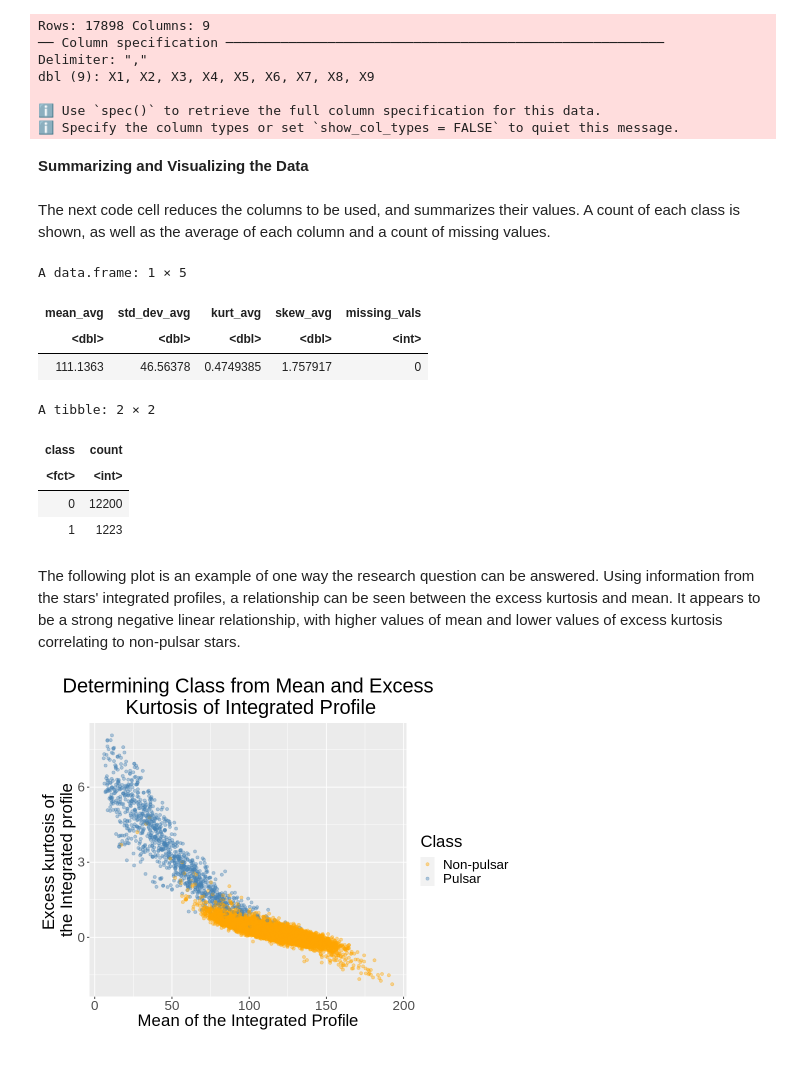
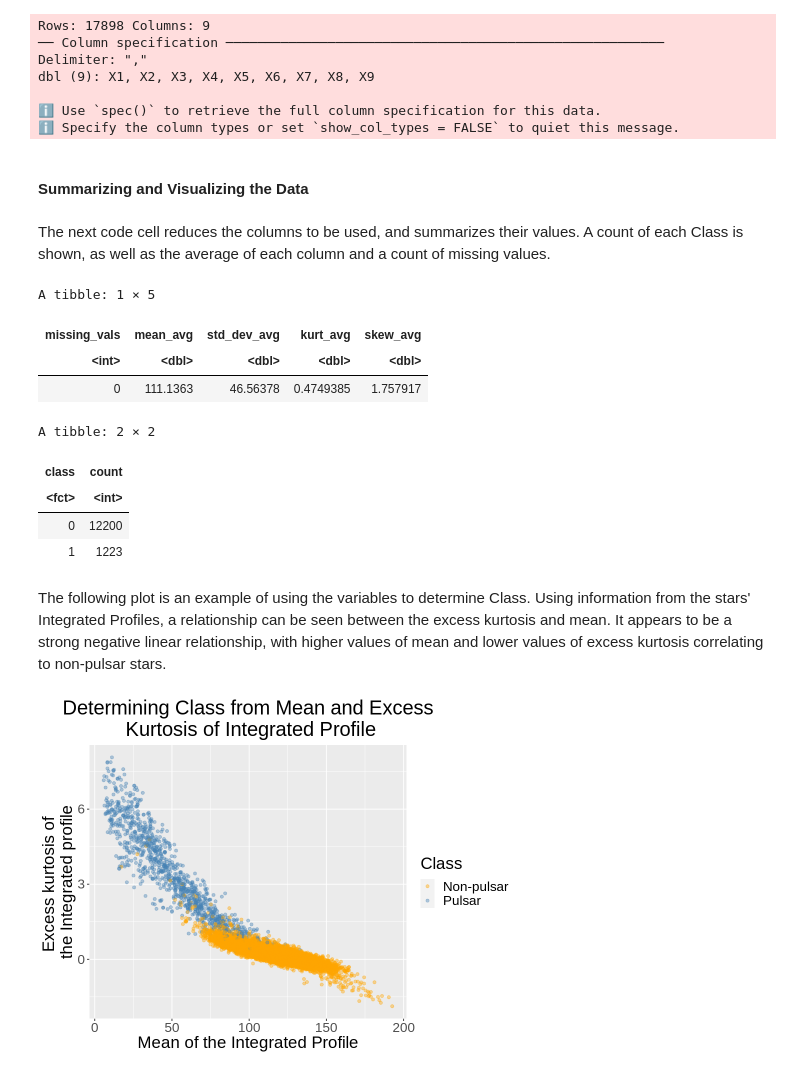
Before and after one commit to madisongill/dsci-100-2023s-group-39-section-002, a Jupyter notebook: project_proposal.ipynb, the cells around one changed output. Cells and saved outputs as stored; diff of their text form; code cells hidden in the pictures.

```diff
--- a/project_proposal.ipynb
+++ b/project_proposal.ipynb
@@ -89,44 +74,43 @@ pulsar_split<-initial_split(pulsar,prop=0.75,strata=class)
 pulsar_train<-training(pulsar_split)
 pulsar_test<-testing(pulsar_split)
 # %% [markdown]
-<b>Summarizing and Visualizing the Data
+#### Summarizing and Visualizing the Data
 # %% [markdown]
-The next code cell reduces the columns to be used, and summarizes their values. A count of each class is shown, as well as the average of each column and a count of missing values.
+The next code cell reduces the columns to be used, and summarizes their values. A count of each Class is shown, as well as the average of each column and a count of missing values.
 # %%
 reduced_train <- pulsar_train |>
     select(-(mean_dmsnr:skew_dmsnr)) #selecting for only integrated profile values
 
 class_count <- reduced_train |> #summarize counts of class labels
     group_by(class) |>
     summarize(count = n())
 
 summary_train <- reduced_train |> #the average of all the predictor variables
     select(-class) |>
     map_df(mean) |>
     rename(mean_avg = mean,
            std_dev_avg = std_dev,
            kurt_avg = kurt,
            skew_avg = skew)
 
-check_na <- as_tibble(sum(is.na(reduced_train))) |> #checking for na values
-    rename(missing_vals = value)
-
-total_summary <- cbind(summary_train, check_na) #combine summary_train and check_na into one df
+total_summary <- as_tibble(sum(is.na(reduced_train))) |> #checking for na values
+    rename(missing_vals = value) |>
+    bind_cols(summary_train)  #combine summary_train and missing values check into one
 
 total_summary
 class_count
 # %% [output]
-A data.frame: 1 × 5
+A tibble: 1 × 5
-| mean_avg | std_dev_avg | kurt_avg | skew_avg | missing_vals |
-| <dbl> | <dbl> | <dbl> | <dbl> | <int> |
-| 111.1363 | 46.56378 | 0.4749385 | 1.757917 | 0 |
+| missing_vals | mean_avg | std_dev_avg | kurt_avg | skew_avg |
+| <int> | <dbl> | <dbl> | <dbl> | <dbl> |
+| 0 | 111.1363 | 46.56378 | 0.4749385 | 1.757917 |
 A tibble: 2 × 2
 | class | count |
 | <fct> | <int> |
 | 0 | 12200 |
 | 1 | 1223 |
 # %% [markdown]
-The following plot is an example of one way the research question can be answered. Using information from the stars' integrated profiles, a relationship can be seen between the excess kurtosis and mean. It appears to be a strong negative linear relationship, with higher values of mean and lower values of excess kurtosis correlating to non-pulsar stars.
+The following plot is an example of using the variables to determine Class. Using information from the stars' Integrated Profiles, a relationship can be seen between the excess kurtosis and mean. It appears to be a strong negative linear relationship, with higher values of mean and lower values of excess kurtosis correlating to non-pulsar stars.
 # %%
 options(repr.plot.width = 8, repr.plot.height = 6)
 
```
Also changed, not shown: parts of 11 cells of this notebook.
